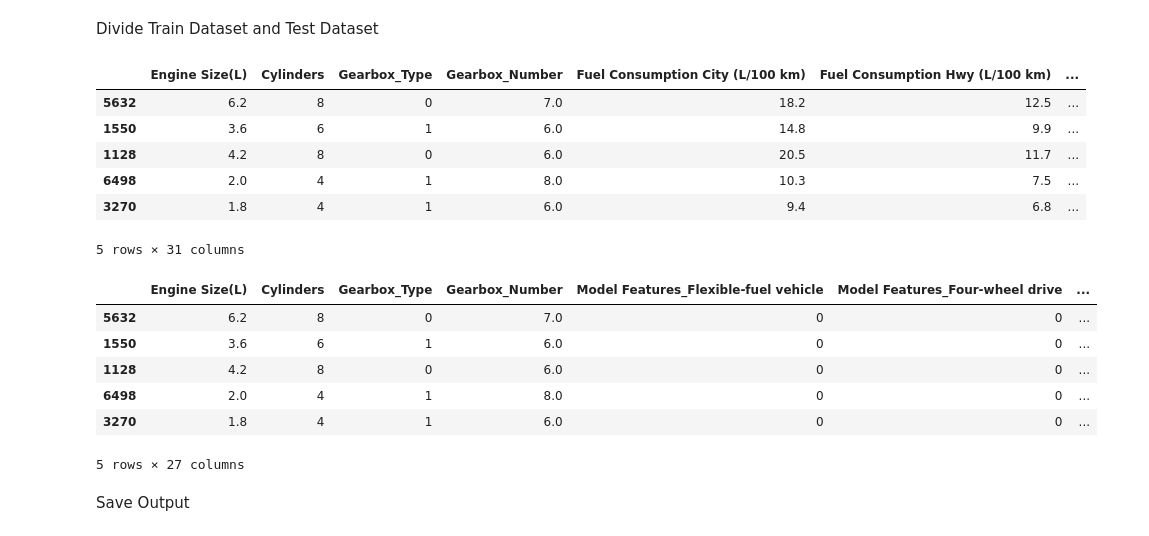
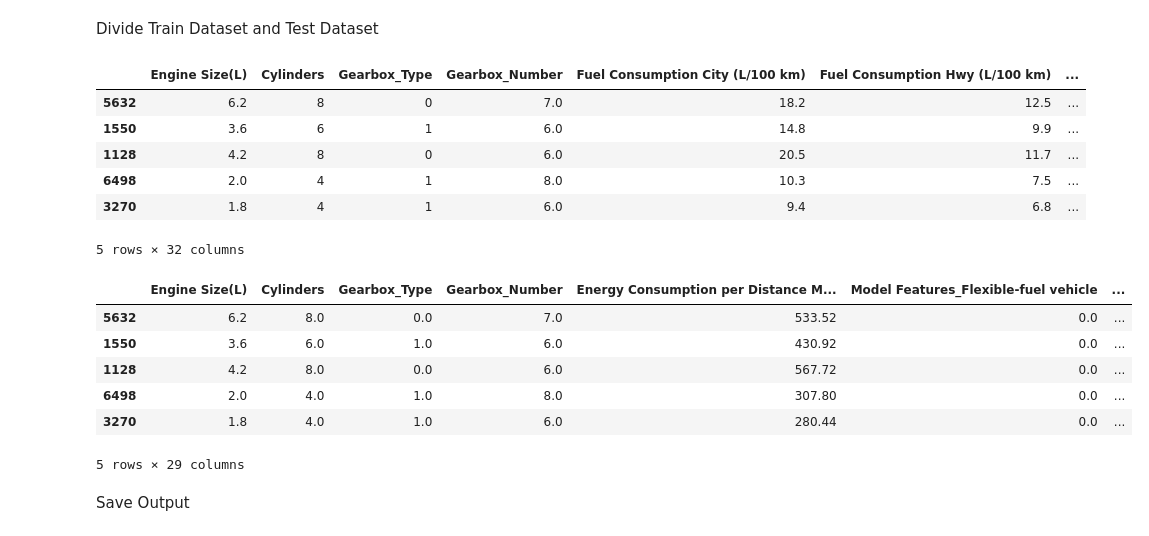
Before and after one commit to yixuan228/MSc_DE_GroupWork4, a Jupyter notebook: Scripts/Notebook1 Prepare Dataset.ipynb, the cells around one changed output. Cells and saved outputs as stored; diff of their text form; code cells hidden in the pictures.

Commit message:
add Energy Consumption per Distance in df2

```diff
--- a/Scripts/Notebook1 Prepare Dataset.ipynb
+++ b/Scripts/Notebook1 Prepare Dataset.ipynb
@@ -135,3 +137,15 @@ Name: count, dtype: int64
+# %%
+def get_KM_per_MJ(fuel_type,fuel_econ):
+    # All in MJ per L results in MJ/100km
+    energy_density = {"X": 34.2, "Z": 34.2, "E": 24.0, "D": 38.6}
+    value = 0
+    if fuel_type == "X" or fuel_type == "Z":
+        return fuel_econ * energy_density["X"]
+    if fuel_type == "D":
+        return fuel_econ * energy_density["D"]
+    if fuel_type == "E":
+        return fuel_econ * energy_density["E"]
+    return value
 # %% [markdown]
 ## Set Dataset for following workflow
 # %% [markdown]
@@ -154,3 +168,5 @@ dataset1 = df_co2[['Model Features', 'Vehicle Class', 'Engine Size(L)', 'Cylinde
 # For workstream 2, future design evaluation
 dataset2 = df_co2[['Model Features', 'Vehicle Class', 'Engine Size(L)', 'Cylinders',
        'Gearbox_Type', 'Gearbox_Number', 'Fuel Type', 'CO2 Emissions(g/km)']]
+
+dataset2["Energy Consumption per Distance MJ/100km"] = df_co2[["Fuel Type","Fuel Consumption Comb (L/100 km)"]].apply(lambda x: get_KM_per_MJ(*x), axis=1)
@@ -199,7 +237,7 @@ Divide Train Dataset and Test Dataset
 from sklearn.model_selection import train_test_split
 
 # Prepare for Dataset 1
-dataset1_train_features = dataset1_encoded.drop(columns=['CO2 Emissions(g/km)', 'Make'])
+dataset1_train_features = dataset1_encoded.drop(columns=['CO2 Emissions(g/km)'])
 dataset1_train_y = dataset1_encoded['CO2 Emissions(g/km)']
 
 dataset1_features_train, dataset1_features_test, dataset1_y_train, dataset1_y_test = train_test_split(
@@ -219,31 +257,31 @@ Dataset1_test.head()
 | 1128 | 4.2 | 8 | 0 | 6.0 | 20.5 | 11.7 | ... |
 | 6498 | 2.0 | 4 | 1 | 8.0 | 10.3 | 7.5 | ... |
 | 3270 | 1.8 | 4 | 1 | 6.0 | 9.4 | 6.8 | ... |
-5 rows × 31 columns
+5 rows × 32 columns
 # %%
 
 # Prepare for Dataset 2
 dataset2_train_features = dataset2_encoded.drop(columns=['CO2 Emissions(g/km)', 'Make'])
 dataset2_train_y = dataset2_encoded['CO2 Emissions(g/km)']
 
 dataset2_features_train, dataset2_features_test, dataset2_y_train, dataset2_y_test = train_test_split(
     dataset2_train_features,
     dataset2_train_y,
     test_size=0.2, random_state=42)
 
 # Combine X & y into one data set
-Dataset2_train = pd.concat([dataset2_features_train, dataset2_y_train], axis=1)
-Dataset2_test = pd.concat([dataset2_features_test, dataset2_y_test], axis=1)
+Dataset2_train = pd.concat([dataset2_features_train, dataset2_y_train, dataset2_encoded['Make']], axis=1)
+Dataset2_test = pd.concat([dataset2_features_test, dataset2_y_test, dataset2_encoded['Make']], axis=1)
 
 Dataset2_test.head()
 # %% [output]
-|  | Engine Size(L) | Cylinders | Gearbox_Type | Gearbox_Number | Model Features_Flexible-fuel vehicle | Model Features_Four-wheel drive | ... |
-| 5632 | 6.2 | 8 | 0 | 7.0 | 0 | 0 | ... |
-| 1550 | 3.6 | 6 | 1 | 6.0 | 0 | 0 | ... |
-| 1128 | 4.2 | 8 | 0 | 6.0 | 0 | 0 | ... |
-| 6498 | 2.0 | 4 | 1 | 8.0 | 0 | 0 | ... |
-| 3270 | 1.8 | 4 | 1 | 6.0 | 0 | 0 | ... |
+|  | Engine Size(L) | Cylinders | Gearbox_Type | Gearbox_Number | Energy Consumption per Distance M... | Model Features_Flexible-fuel vehicle | ... |
+| 5632 | 6.2 | 8.0 | 0.0 | 7.0 | 533.52 | 0.0 | ... |
+| 1550 | 3.6 | 6.0 | 1.0 | 6.0 | 430.92 | 0.0 | ... |
+| 1128 | 4.2 | 8.0 | 0.0 | 6.0 | 567.72 | 0.0 | ... |
+| 6498 | 2.0 | 4.0 | 1.0 | 8.0 | 307.80 | 0.0 | ... |
+| 3270 | 1.8 | 4.0 | 1.0 | 6.0 | 280.44 | 0.0 | ... |
-5 rows × 27 columns
+5 rows × 29 columns
 # %% [markdown]
 Save Output
 # %%
```
Also changed, not shown: parts of 3 cells of this notebook, 10 other files.
